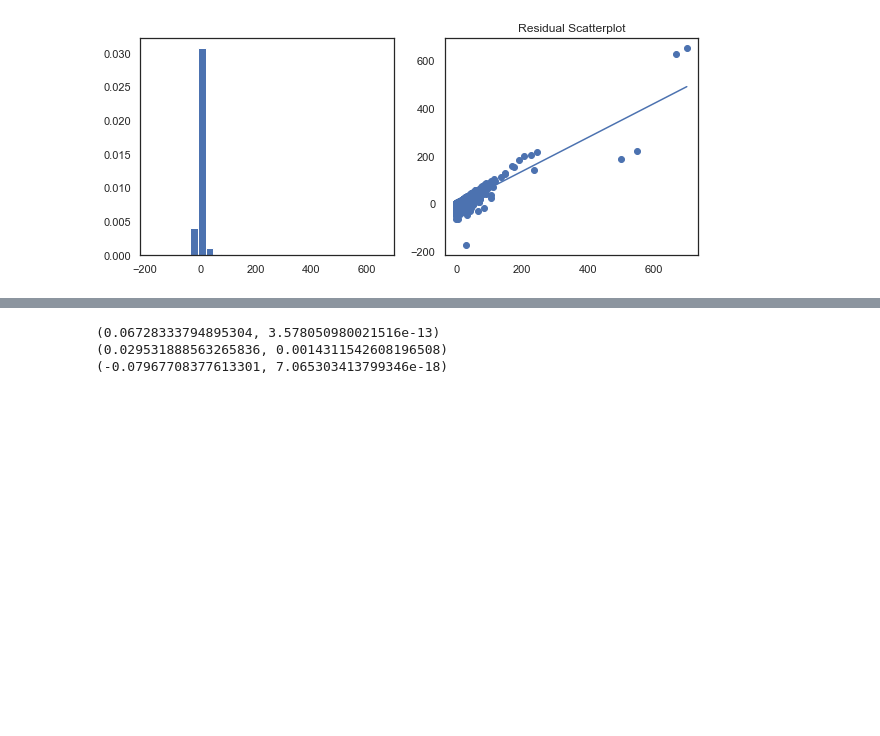
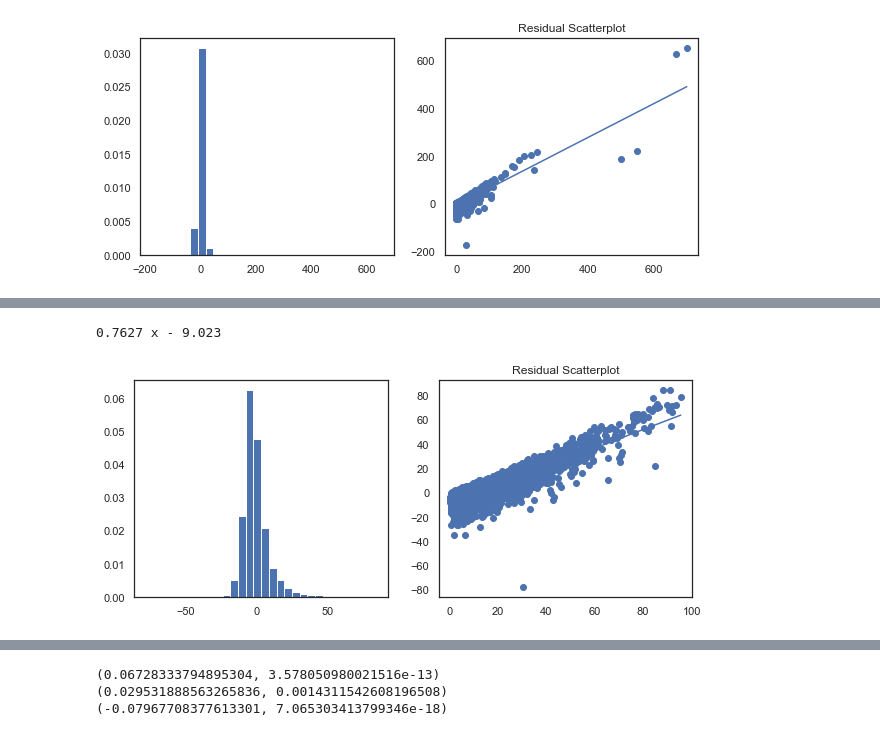
Before and after one commit to Jwdaniel34/Into_the_soyverse, a Jupyter notebook: Expenditure .ipynb, the cells around one changed output, grey strips where cells are left out. Saved outputs shown, nothing was run; the diff lists cells and outputs as text; code cells hidden in the pictures; blank space fills up the shorter version.

```diff
--- a/Expenditure .ipynb
+++ b/Expenditure .ipynb
@@ -741,3 +746,20 @@ strong multicollinearity problems or that the design matrix is singular.
 checkresiduals(results, 'meat_per_person', lr_model4)
 # %% [output]
 [figure]
+# %%
+import sys
+trunc_df = results[(results['meat_per_person'] > 0) & (results['meat_per_person'] < 100)]
+regions = '+'.join(['Northeast','Midwest','West','South'])
+jobs = list(occupation_dictionary.values())
+jobs.remove('OCC_outdoor')
+jobs.remove('OCC_manager')
+jobs.remove('OCC_military')
+occupations = '+'.join(jobs)
+education_levels = '+'.join(edu_df.columns)
+income_level = '")+Q("'.join(income_df.columns)
+income_level = 'Q("' + income_level + '")'
+generations = '+'.join(gen_df.columns)
+genders = '+'.join(sex_df.columns)
+fam_sizes = '+'.join(fam_size_df.columns)
+marital_statuses = '+'.join(marital_df.columns)
+lr_model5 = ols(formula='meat_per_person~'+occupations+'+'+education_levels+'+' + income_level + '+'+regions+'+veggie_per_person+EGGS+OILS+NONALBEV+SMOKSUPP+ALCBEV+'+generations+'+'+genders+'+'+marital_statuses+'+'+fam_sizes,data=trunc_df).fit()
@@ -743,0 +803,5 @@ checkresiduals(results, 'meat_per_person', lr_model4)
+# %%
+checkresiduals(trunc_df, 'meat_per_person', lr_model5)
+# %% [output]
+0.7627 x - 9.023
+[figure, added]
```
Also changed, not shown: parts of 21 cells of this notebook.
